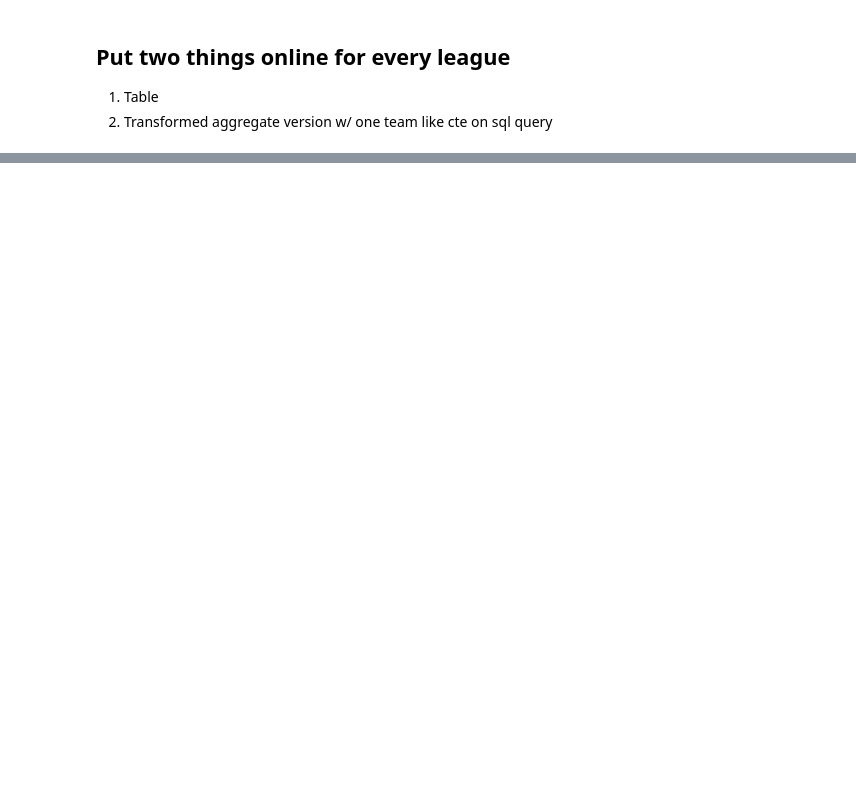
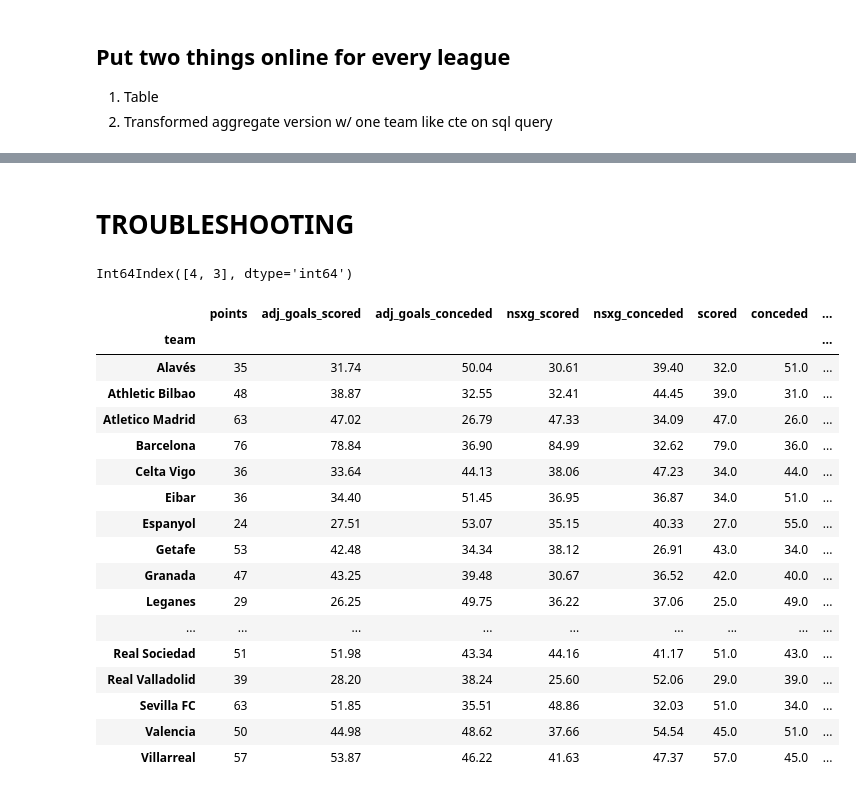
Before and after one commit to stcondon/tables4tableau, a Jupyter notebook: t/notebooks/fte-transformations.ipynb, the cells around one changed output, grey strips where cells are left out. Saved outputs shown, nothing was run; the diff lists cells and outputs as text; code cells hidden in the pictures; blank space fills up the shorter version.

```diff
--- a/t/notebooks/fte-transformations.ipynb
+++ b/t/notebooks/fte-transformations.ipynb
@@ -165,0 +149,2 @@ df.loc[df['team1'].isin(teams) & df['team2'].isin(teams)]
+# %% [markdown]
+# TROUBLESHOOTING
@@ -166,3 +182,37 @@ df.loc[df['team1'].isin(teams) & df['team2'].isin(teams)]
+# %%
+t = fte_mvp(df)
+teams = t[t['points'] == 70].index.values
+temp = df.loc[df['team1'].isin(teams) & df['team2'].isin(teams)]
+mini = fte_mvp(temp)
+mini = pd.merge(mini, t[['goal_difference']], how = 'inner', left_index=True, right_index=True, suffixes=['', '_total'])
+mini = mini.sort_values(by=['points', 'goal_difference', 'goal_difference_total'], ascending = False)
+# print(2 * mini.shape[0] - mini.reset_index().index)
+# 2 * mini.shape[0]# -
+[2 * mini.shape[0]] * len(mini.index) - mini.reset_index().index
+# mini.shape[0]
+# %% [output]
+Int64Index([4, 3], dtype='int64')
+# %%
+fte_mvp(df)
+# %% [output]
+|  | points | adj_goals_scored | adj_goals_conceded | nsxg_scored | nsxg_conceded | scored | conceded | ... |
+| team |  |  |  |  |  |  |  | ... |
+| Alavés | 35 | 31.74 | 50.04 | 30.61 | 39.40 | 32.0 | 51.0 | ... |
+| Athletic Bilbao | 48 | 38.87 | 32.55 | 32.41 | 44.45 | 39.0 | 31.0 | ... |
+| Atletico Madrid | 63 | 47.02 | 26.79 | 47.33 | 34.09 | 47.0 | 26.0 | ... |
+| Barcelona | 76 | 78.84 | 36.90 | 84.99 | 32.62 | 79.0 | 36.0 | ... |
+| Celta Vigo | 36 | 33.64 | 44.13 | 38.06 | 47.23 | 34.0 | 44.0 | ... |
+| Eibar | 36 | 34.40 | 51.45 | 36.95 | 36.87 | 34.0 | 51.0 | ... |
+| Espanyol | 24 | 27.51 | 53.07 | 35.15 | 40.33 | 27.0 | 55.0 | ... |
+| Getafe | 53 | 42.48 | 34.34 | 38.12 | 26.91 | 43.0 | 34.0 | ... |
+| Granada | 47 | 43.25 | 39.48 | 30.67 | 36.52 | 42.0 | 40.0 | ... |
+| Leganes | 29 | 26.25 | 49.75 | 36.22 | 37.06 | 25.0 | 49.0 | ... |
+| ... | ... | ... | ... | ... | ... | ... | ... | ... |
+| Real Sociedad | 51 | 51.98 | 43.34 | 44.16 | 41.17 | 51.0 | 43.0 | ... |
+| Real Valladolid | 39 | 28.20 | 38.24 | 25.60 | 52.06 | 29.0 | 39.0 | ... |
+| Sevilla FC | 63 | 51.85 | 35.51 | 48.86 | 32.03 | 51.0 | 34.0 | ... |
+| Valencia | 50 | 44.98 | 48.62 | 37.66 | 54.54 | 45.0 | 51.0 | ... |
+| Villarreal | 57 | 53.87 | 46.22 | 41.63 | 47.37 | 57.0 | 45.0 | ... |
 # %%
 fte_spain_tb(df)
 # %% [output]
```
Also changed, not shown: parts of 9 cells of this notebook.
